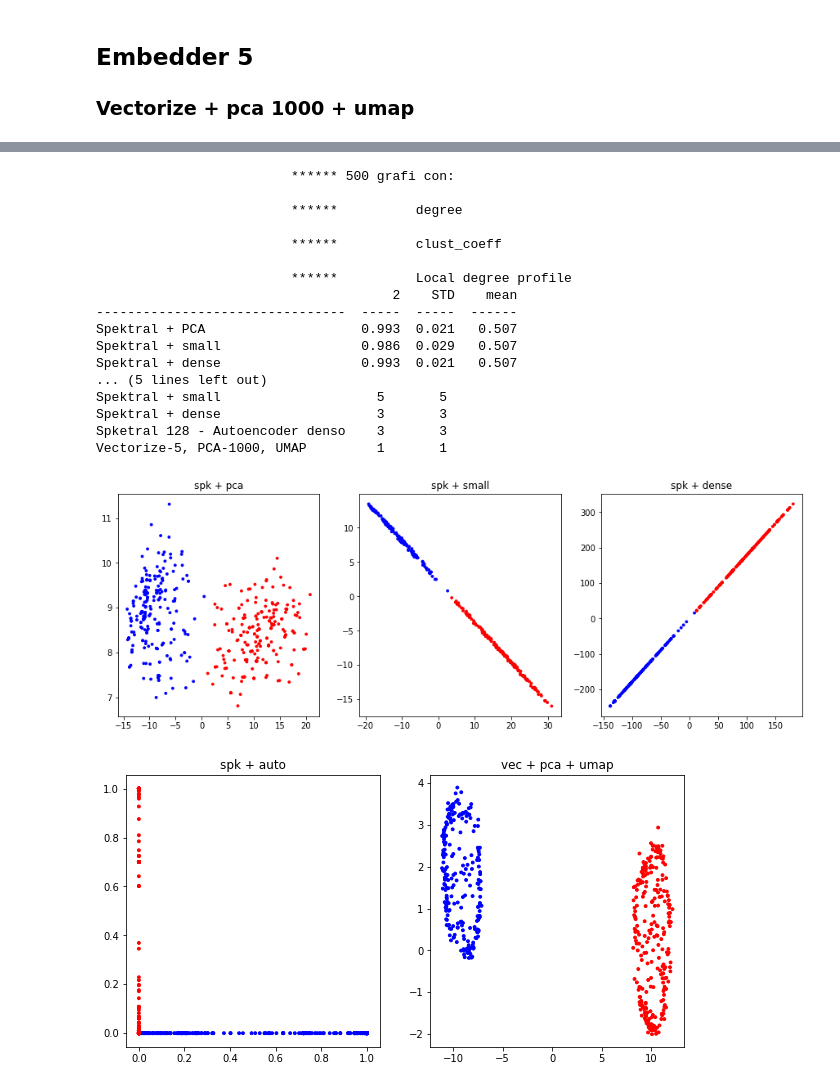
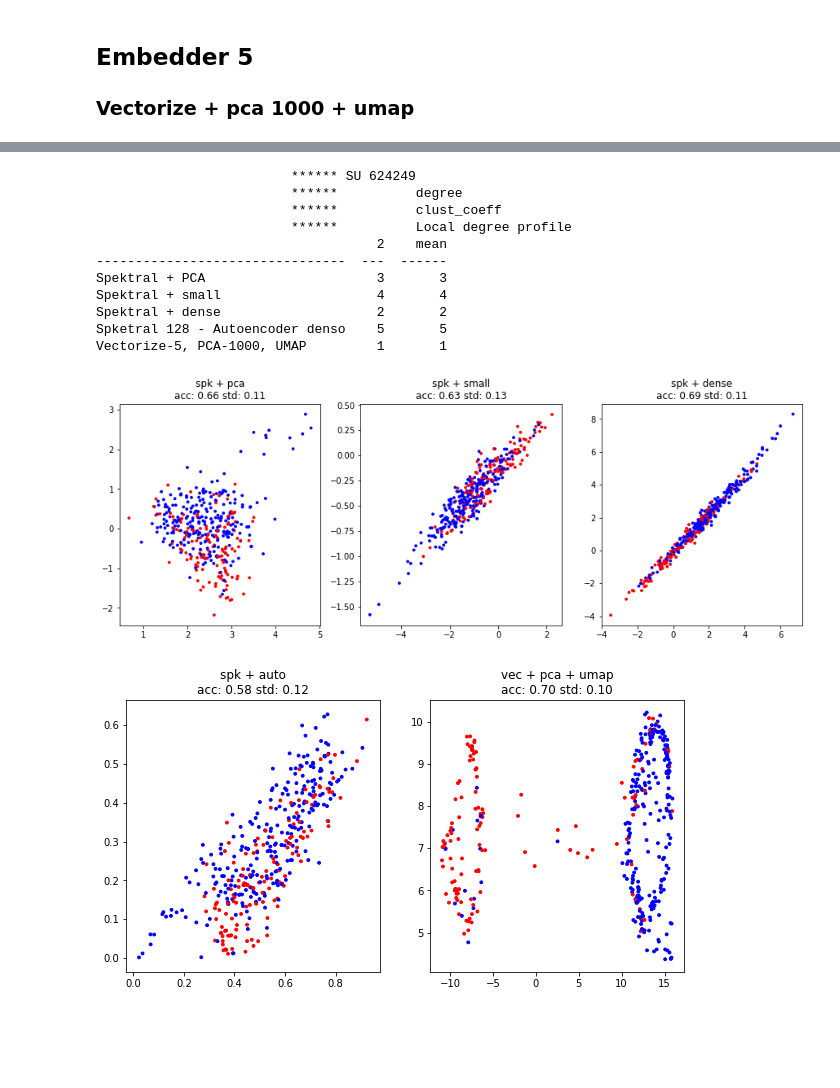
Before and after one commit to AntonioLonga/Master-thesis, a Jupyter notebook: Experiments/test_CFG generated graphs/models vs CFG graphs 624249.ipynb, the cells around one changed output, grey strips where cells are left out. Saved outputs shown, nothing was run; the diff lists cells and outputs as text; code cells hidden in the pictures; blank space fills up the shorter version.

```diff
--- a/Experiments/test_CFG generated graphs/models vs CFG graphs 624249.ipynb
+++ b/Experiments/test_CFG generated graphs/models vs CFG graphs 624249.ipynb
@@ -31,14 +35,14 @@ The autoreload extension is already loaded. To reload it, use:
 def load_generated_data_classification(path):
 
     graphs = nx.read_gpickle(path+'/'+'graphs.gpickle')
+
     labels = list(np.load(path+'/'+'labels.npy'))
 
+    _, count = np.unique(labels,return_counts=True)
+
+    print("Negative samples: ",count[0])
+    print("Positive samples: ",count[1])
+
     return (graphs,labels)
-
-def sub_sample_classification(graphs,labels, n_graphs):
-
-    graphs, labels = sk.utils.shuffle(graphs, labels)
-
-    return (graphs[0:n_graphs],labels[0:n_graphs])
 # %%
-graphs, labels = load_generated_data_classification("generate_graphs/624249_graphs_cla_09_5000")
+graphs, labels = load_generated_data_classification("generate_graphs/624249_pos_neg")
@@ -45,2 +51,0 @@ graphs, labels = load_generated_data_classification("generate_graphs/624249_grap
-# %%
-graphs, labels = sub_sample_classification(graphs,labels,500)
@@ -56 +74,10 @@ for g in graphs:
+# %%
+# ldp
+#functions = [utilities.degree,utilities.clust_coefficient,utilities.local_degree_profile,vec_vertex]
+#functions = [utilities.degree,utilities.clust_coefficient,utilities.local_degree_profile]
+#functions = [utilities.degree,utilities.clust_coefficient]
+functions = [utilities.degree]
+
+
+graphs = utilities.add_info_to_nodes(graphs,functions)
 # %%
@@ -196,30 +251,24 @@ vis_500_D_clu = utilities.repeat_n_times(graphs, labels, emb , dim, 1,test_size=
 # %%
-print("\n\t\t\t ****** 500 grafi con:")
-print("\n\t\t\t ****** \t degree")
-print("\n\t\t\t ****** \t clust_coeff")
-print("\n\t\t\t ****** \t Local degree profile")
+print("\t\t\t ****** SU 624249 ")
+print("\t\t\t ****** \t degree")
+print("\t\t\t ****** \t clust_coeff")
+print("\t\t\t ****** \t Local degree profile")
 
-vis_500_D_Clu_LDP.summary()
-vis_500_D_Clu_LDP.rank()
-plot_embedding(emb)
+mat = vis_d_cl_ldp.summary(return_matrix=True)
+vis_d_cl_ldp.rank()
+plot_embedding(emb,mat)
 # %% [output]
-                         ****** 500 grafi con:
-
+                         ****** SU 624249
                          ******          degree
-
                          ******          clust_coeff
-
                          ******          Local degree profile
-                                      2    STD    mean
---------------------------------  -----  -----  ------
-Spektral + PCA                    0.993  0.021   0.507
-Spektral + small                  0.986  0.029   0.507
-Spektral + dense                  0.993  0.021   0.507
-... (5 lines left out)
-Spektral + small                    5       5
-Spektral + dense                    3       3
-Spketral 128 - Autoencoder denso    3       3
+                                    2    mean
+--------------------------------  ---  ------
+Spektral + PCA                      3       3
+Spektral + small                    4       4
+Spektral + dense                    2       2
+Spketral 128 - Autoencoder denso    5       5
 Vectorize-5, PCA-1000, UMAP         1       1
-[figure, old version]
+[figure, new version]
-[figure, old version]
+[figure, new version]
 # %%
```
Also changed, not shown: parts of 17 cells of this notebook, 4 other files.
